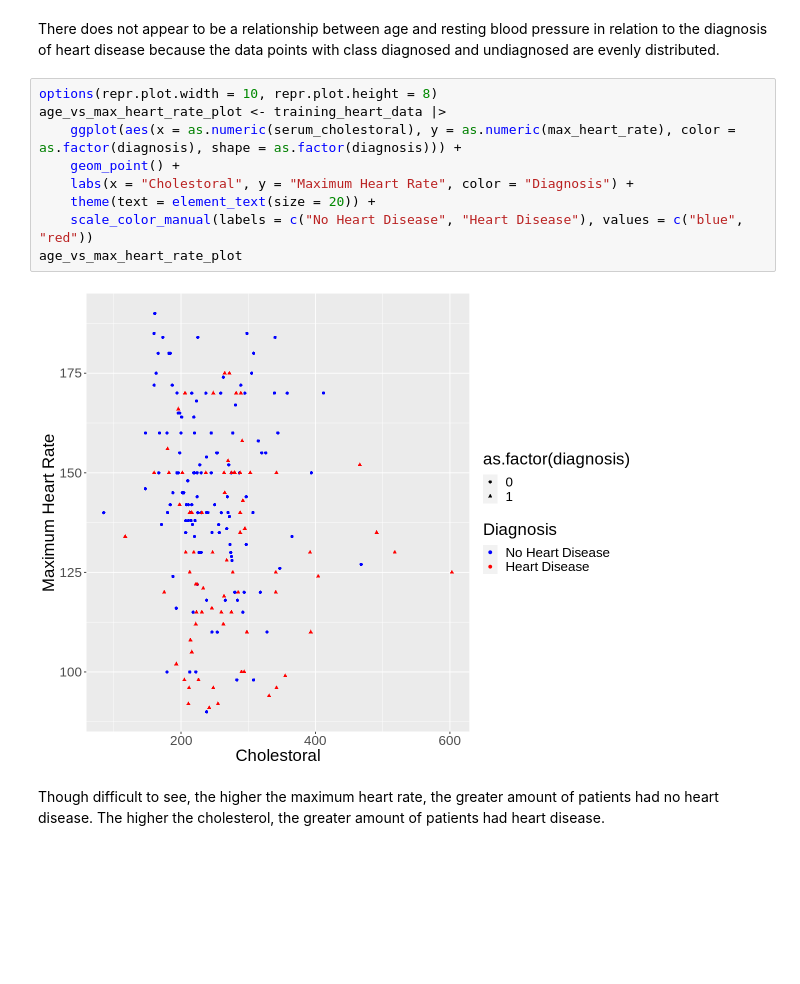
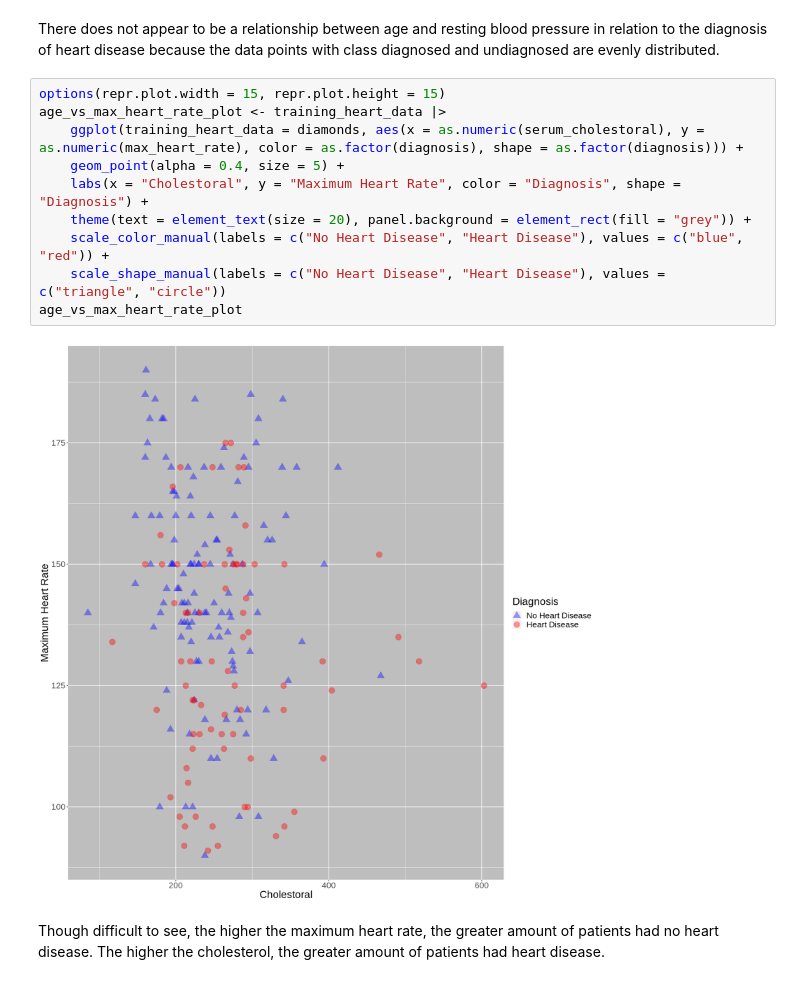
Before and after one commit to julieklipp/Project-Proposal, a Jupyter notebook: Project Proposal.ipynb, the cells around one changed output. Cells and saved outputs as stored; diff of their text form; blank space fills up the shorter version.

```diff
--- a/Project Proposal.ipynb
+++ b/Project Proposal.ipynb
@@ -192,16 +192,17 @@ age_vs_blood_pressure_plot
 # %% [markdown]
 There does not appear to be a relationship between age and resting blood pressure in relation to the diagnosis of heart disease because the data points with class diagnosed and undiagnosed are evenly distributed.
 # %%
-options(repr.plot.width = 10, repr.plot.height = 8)
+options(repr.plot.width = 15, repr.plot.height = 15)
 age_vs_max_heart_rate_plot <- training_heart_data |>
-    ggplot(aes(x = as.numeric(serum_cholestoral), y = as.numeric(max_heart_rate), color = as.factor(diagnosis), shape = as.factor(diagnosis))) +
-    geom_point() +
-    labs(x = "Cholestoral", y = "Maximum Heart Rate", color = "Diagnosis") +
-    theme(text = element_text(size = 20)) +
-    scale_color_manual(labels = c("No Heart Disease", "Heart Disease"), values = c("blue", "red"))
+    ggplot(training_heart_data = diamonds, aes(x = as.numeric(serum_cholestoral), y = as.numeric(max_heart_rate), color = as.factor(diagnosis), shape = as.factor(diagnosis))) +
+    geom_point(alpha = 0.4, size = 5) +
+    labs(x = "Cholestoral", y = "Maximum Heart Rate", color = "Diagnosis", shape = "Diagnosis") +
+    theme(text = element_text(size = 20), panel.background = element_rect(fill = "grey")) +
+    scale_color_manual(labels = c("No Heart Disease", "Heart Disease"), values = c("blue", "red")) +
+    scale_shape_manual(labels = c("No Heart Disease", "Heart Disease"), values = c("triangle", "circle"))
 age_vs_max_heart_rate_plot
 # %% [output]
-[figure, old version]
+[figure, new version]
 # %% [markdown]
 Though difficult to see, the higher the maximum heart rate, the greater amount of patients had no heart disease. The higher the cholesterol, the greater amount of patients had heart disease.
 # %%
```
Also changed, not shown: parts of 8 cells of this notebook.
